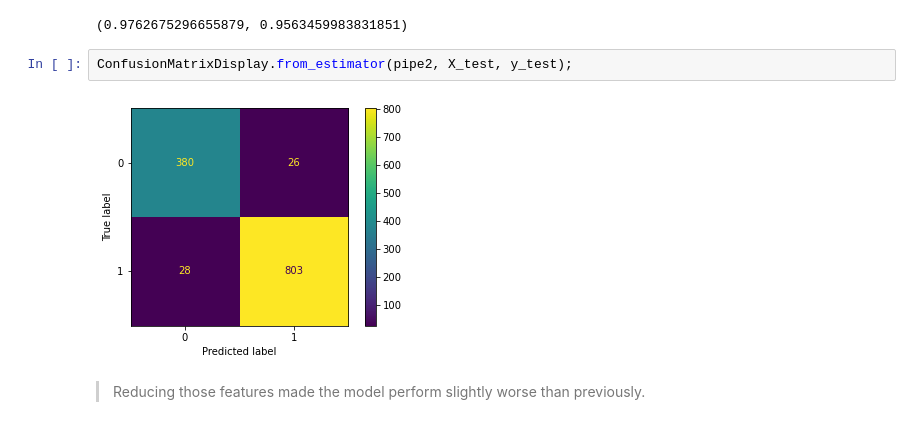
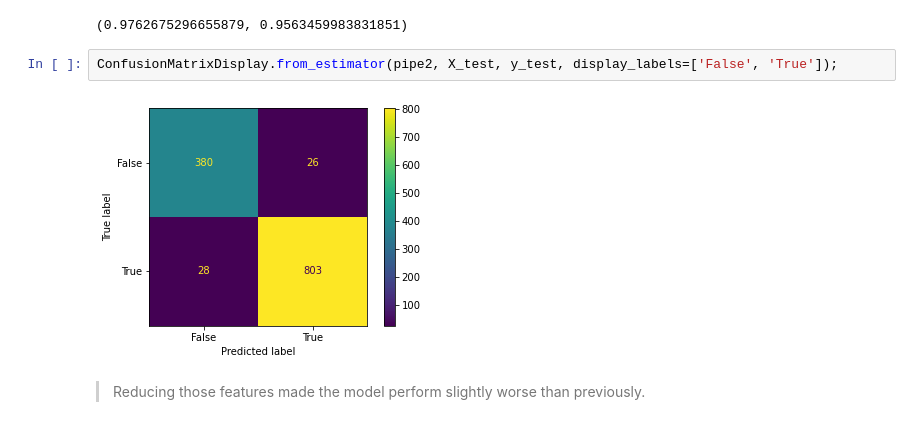
Before and after one commit to jpetersen626/Nielsen_Interview_CS, a Jupyter notebook: Nielsen Case Study.ipynb, the cells around one changed output. Drawn from its saved outputs; the diff is of its cells as text.

```diff
--- a/Nielsen Case Study.ipynb
+++ b/Nielsen Case Study.ipynb
@@ -392,9 +414,9 @@ pipe2.score(X_train, y_train), pipe2.score(X_test, y_test)
 # %% [output]
 (0.9762675296655879, 0.9563459983831851)
 # %%
-ConfusionMatrixDisplay.from_estimator(pipe2, X_test, y_test);
+ConfusionMatrixDisplay.from_estimator(pipe2, X_test, y_test, display_labels=['False', 'True']);
 # %% [output]
-[figure, old version]
+[figure, new version]
 # %% [markdown]
 > Reducing those features made the model perform slightly worse than previously.
 # %%
```
Also changed, not shown: parts of 8 cells of this notebook.
